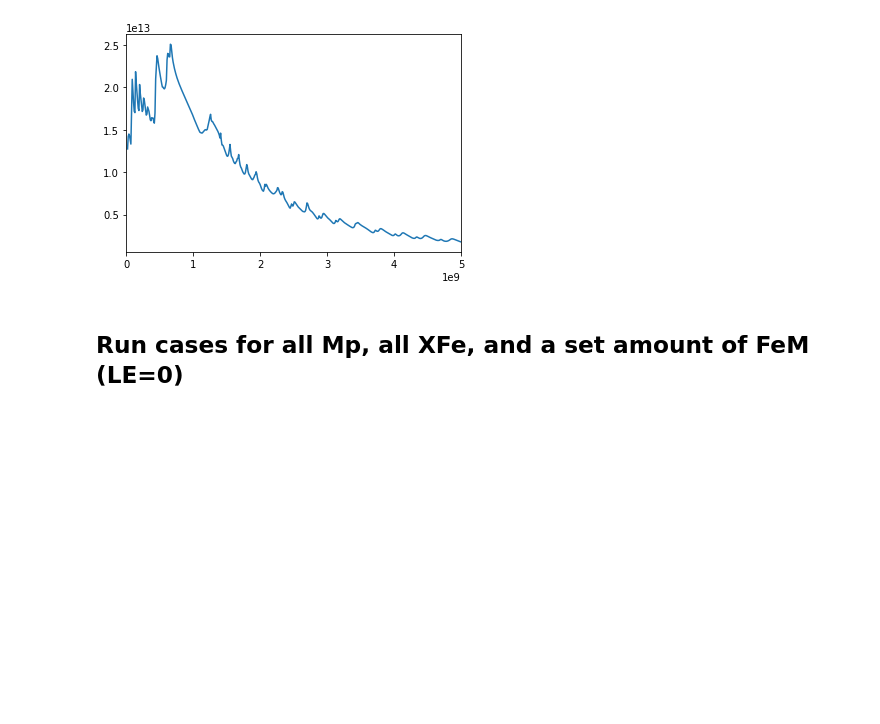
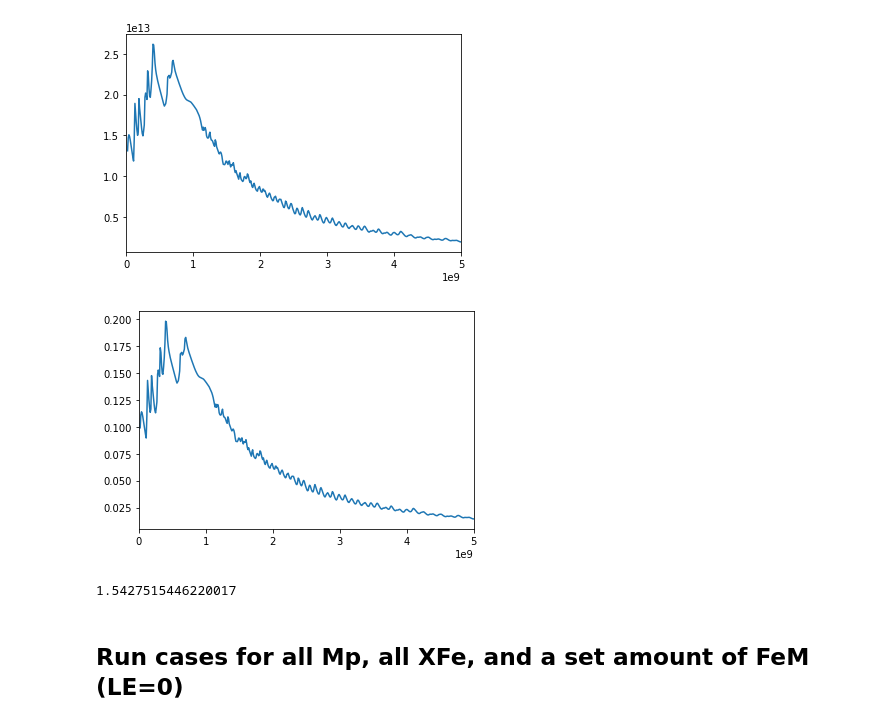
Before and after one commit to irenebonati/exo-cores, a Jupyter notebook: Planets_Evolution.ipynb, the cells around one changed output. Cells and saved outputs as stored; diff of their text form; code cells hidden in the pictures; blank space fills up the shorter version.

```diff
--- a/Planets_Evolution.ipynb
+++ b/Planets_Evolution.ipynb
@@ -55,9 +55,9 @@ bamako_r = reverse_colourmap(bamako)
 bilbao_r = reverse_colourmap(bilbao)
 # %%
 Mp  = 1.0
-XFe = 15.
-FeM = 0.
-S = 0.1
+XFe = 35.
+FeM = 10.
+S = 0.11
 
 Planet = evolution.Rocky_Planet(Mp, XFe, FeM, S)
 # %%
@@ -86,14 +80,22 @@ print (evo.S_t[0])
 # %%
 qcmb_ev = pd.read_csv("./Q_CMB/res_t_HS_Tm_Tb_qs_qc_M{:02d}_Fe{:02d}_#FeM{:02d}.res".format(int(10*Mp),int(XFe), int(FeM)), skipinitialspace=True, sep=" ", index_col=False,skiprows=[0])
 qcmb_ev.columns = ["time", "H_rad", "T_um","T_cmb","q_surf","qcmb"]
 time_vector = qcmb_ev["time"] *1e6
 qcmb = qcmb_ev["qcmb"]
 
 plt.plot(time_vector,qcmb*evo.planet.r_OC**2 * 4 * np.pi)
 plt.xlim([0,5e9])
 plt.show()
+
+plt.plot(time_vector,qcmb)
+plt.xlim([0,5e9])
+plt.show()
+
+print ((0.013326 * 4* np.pi *(3035240.8493732996)**2)*1e-12)
 # %% [output]
-[figure, old version]
+[figure, new version]
+[figure, added]
+1.5427515446220017
 # %% [markdown]
 ## Run cases for all Mp, all XFe, and a set amount of FeM (LE=0)
 # %%
```
Also changed, not shown: parts of 7 cells of this notebook, 3 other files.
